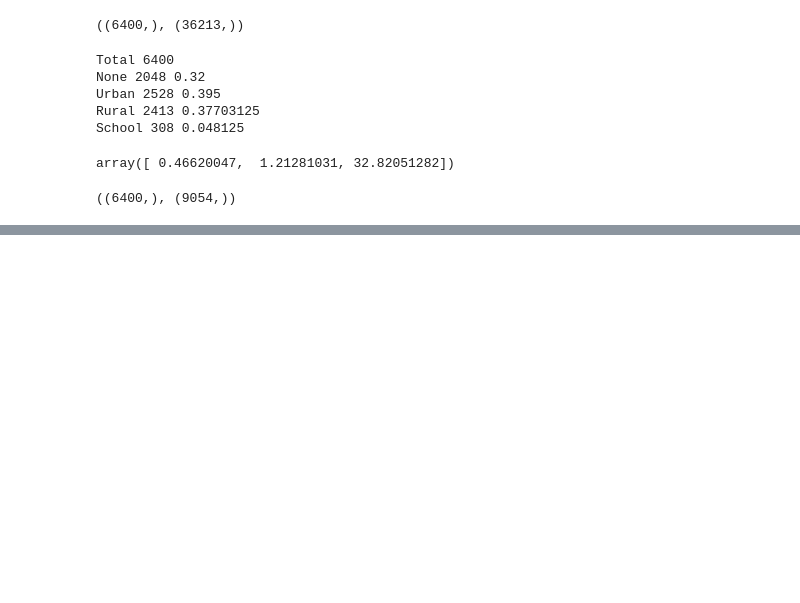
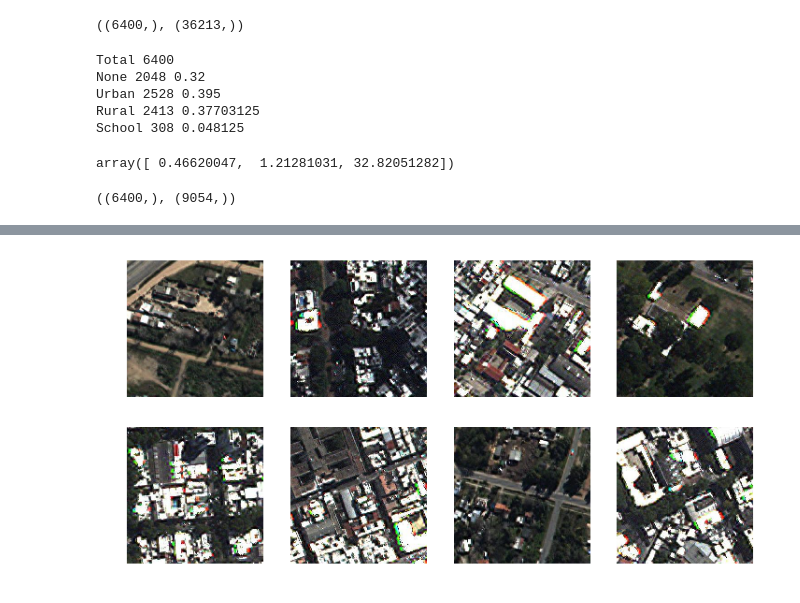
Before and after one commit to dymaxionlabs/school-mapping, a Jupyter notebook: notebooks/Dataset building.ipynb, the cells around one changed output, grey strips where cells are left out. Cells and saved outputs as stored; diff of their text form; code cells hidden in the pictures; blank space fills up the shorter version.

```diff
--- a/notebooks/Dataset building.ipynb
+++ b/notebooks/Dataset building.ipynb
@@ -369,0 +398,4 @@ for fname in X_test:
+# %%
+plot_some_chips(school_chips)
+# %% [output]
+[figure, added]
```
Also changed, not shown: parts of 15 cells of this notebook, 2 other files.
